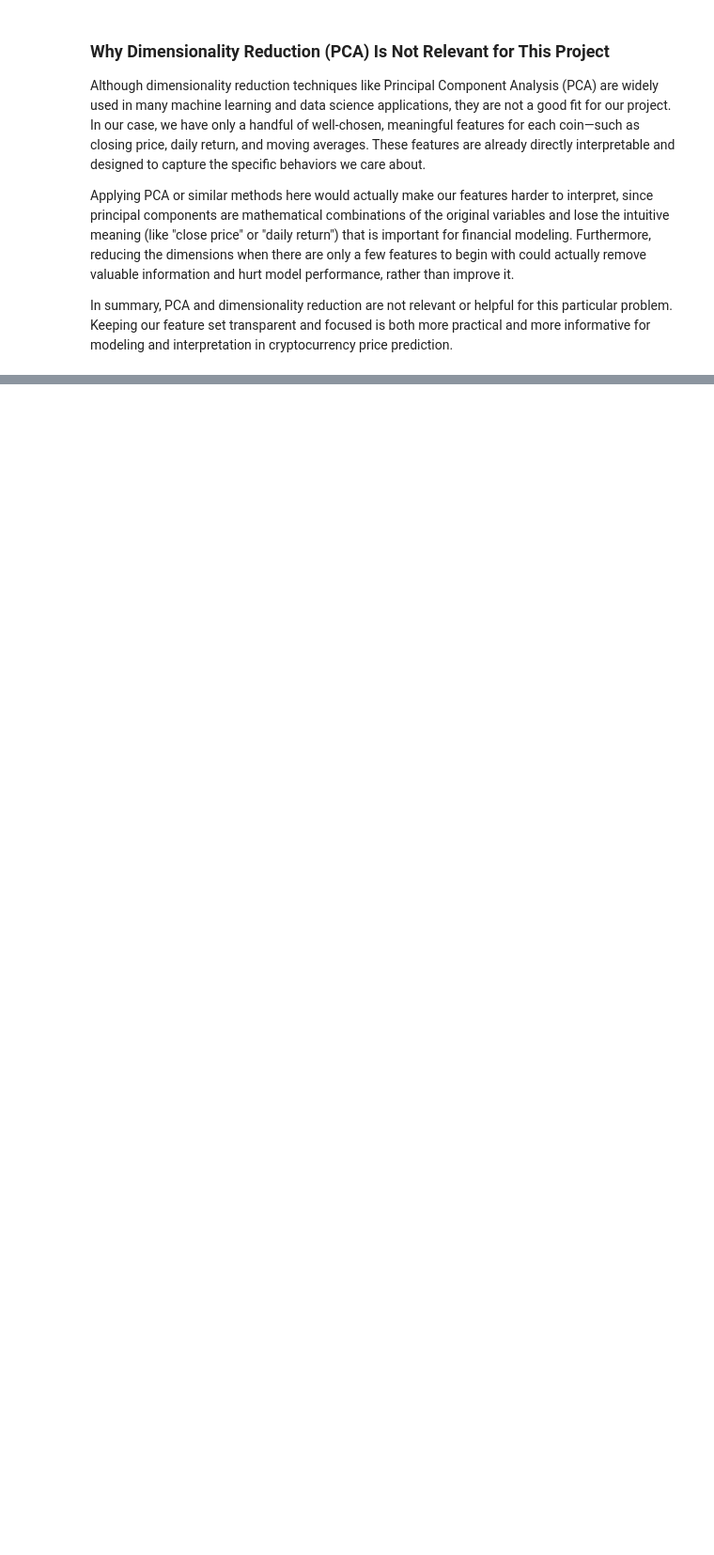
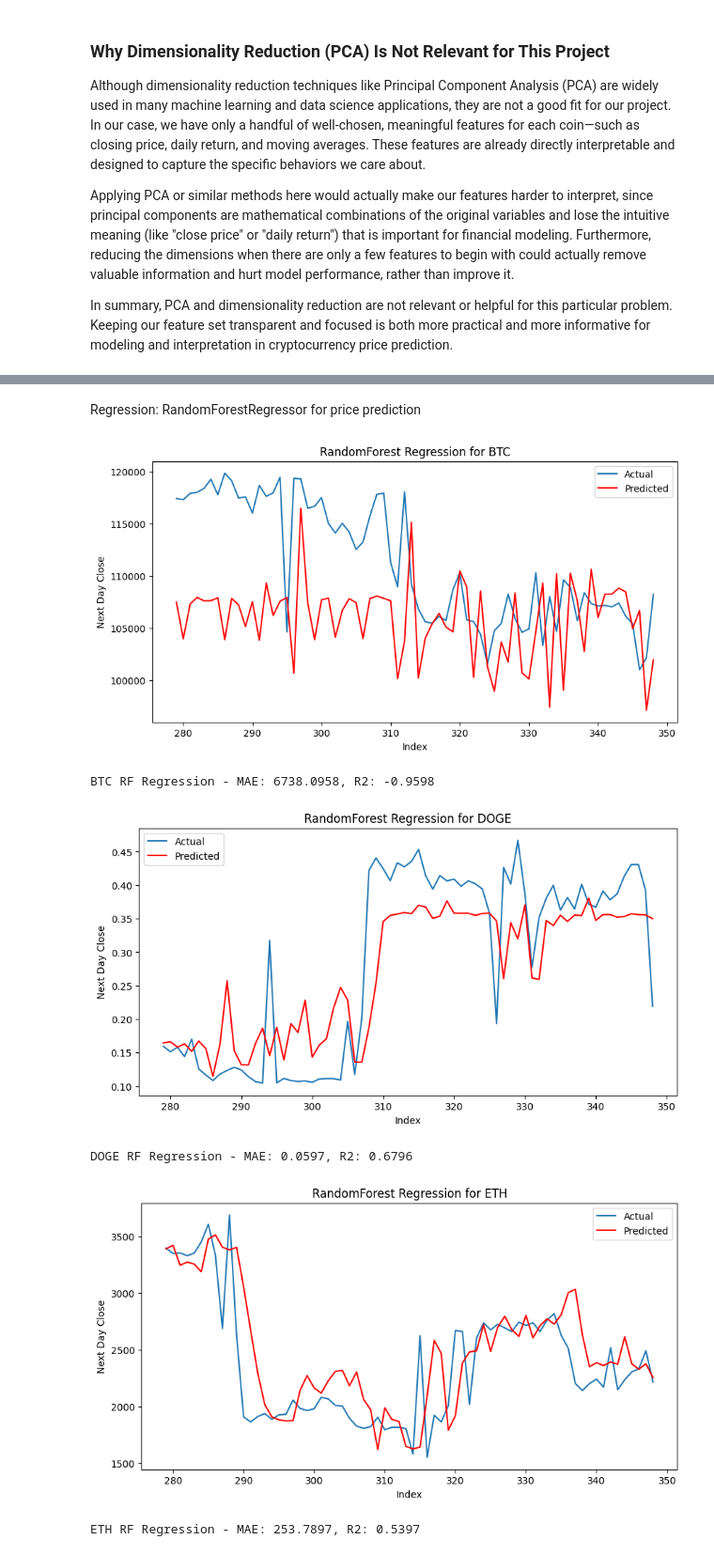
Before and after one commit to Eris-Leksi/Cryptocurrency-Price-Prediction-Models-, a Jupyter notebook: script.ipynb, the cells around one changed output, grey strips where cells are left out. Shown at 94% size. Saved outputs shown, nothing was run; the diff lists cells and outputs as text; code cells hidden in the pictures; blank space fills up the shorter version.

```diff
--- a/script.ipynb
+++ b/script.ipynb
@@ -598,0 +827,59 @@ In summary, PCA and dimensionality reduction are not relevant or helpful for thi
+# %% [markdown]
+Regression: RandomForestRegressor for price prediction
+# %%
+# Function for regression
+def rf_regression(coin_df, coin_name):
+    # Create a DataFrame with features and target
+    data = coin_df[['close_ma3', 'daily_return', 'sentiment_score', 'close']].copy()
+    data['target'] = data['close'].shift(-1)  # Next day's close
+
+    # Drop rows with any missing values in features or target
+    data = data.dropna()
+
+    # Split into X and y
+    X = data[['close_ma3', 'daily_return', 'sentiment_score']]
+    y = data['target']
+
+    # Verify lengths
+    if len(X) != len(y):
+        print(f"Skipping {coin_name}: inconsistent sample sizes after preprocessing (X: {len(X)}, y: {len(y)})")
+        return
+
+    if len(X) < 10:  # Ensure enough data for meaningful split
+        print(f"Skipping {coin_name}: insufficient data points ({len(X)})")
+        return
+
+    # Split
+    X_train, X_test, y_train, y_test = train_test_split(X, y, test_size=0.2, shuffle=False)
+
+    # Fit RandomForest
+    rf = RandomForestRegressor(n_estimators=100, random_state=42)
+    rf.fit(X_train, y_train)
+
+    # Predict and evaluate
+    y_pred = rf.predict(X_test)
+    mae = mean_absolute_error(y_test, y_pred)
+    r2 = r2_score(y_test, y_pred)
+
+    # Plot
+    plt.figure(figsize=(10, 5))
+    plt.plot(y_test.index, y_test, label='Actual')
+    plt.plot(y_test.index, y_pred, label='Predicted', color='red')
+    plt.title(f'RandomForest Regression for {coin_name}')
+    plt.xlabel('Index')
+    plt.ylabel('Next Day Close')
+    plt.legend()
+    plt.show()
+
+    print(f"{coin_name} RF Regression - MAE: {mae:.4f}, R2: {r2:.4f}\n")
+
+# Apply to each coin
+for coin, df in coin_dfs.items():
+    rf_regression(df.copy(), coin)  # Use copy to avoid modifying original
+# %% [output]
+[figure, added]
+BTC RF Regression - MAE: 6738.0958, R2: -0.9598
+[figure, added]
+DOGE RF Regression - MAE: 0.0597, R2: 0.6796
+[figure, added]
+ETH RF Regression - MAE: 253.7897, R2: 0.5397
```
Also changed, not shown: parts of 19 cells of this notebook.
